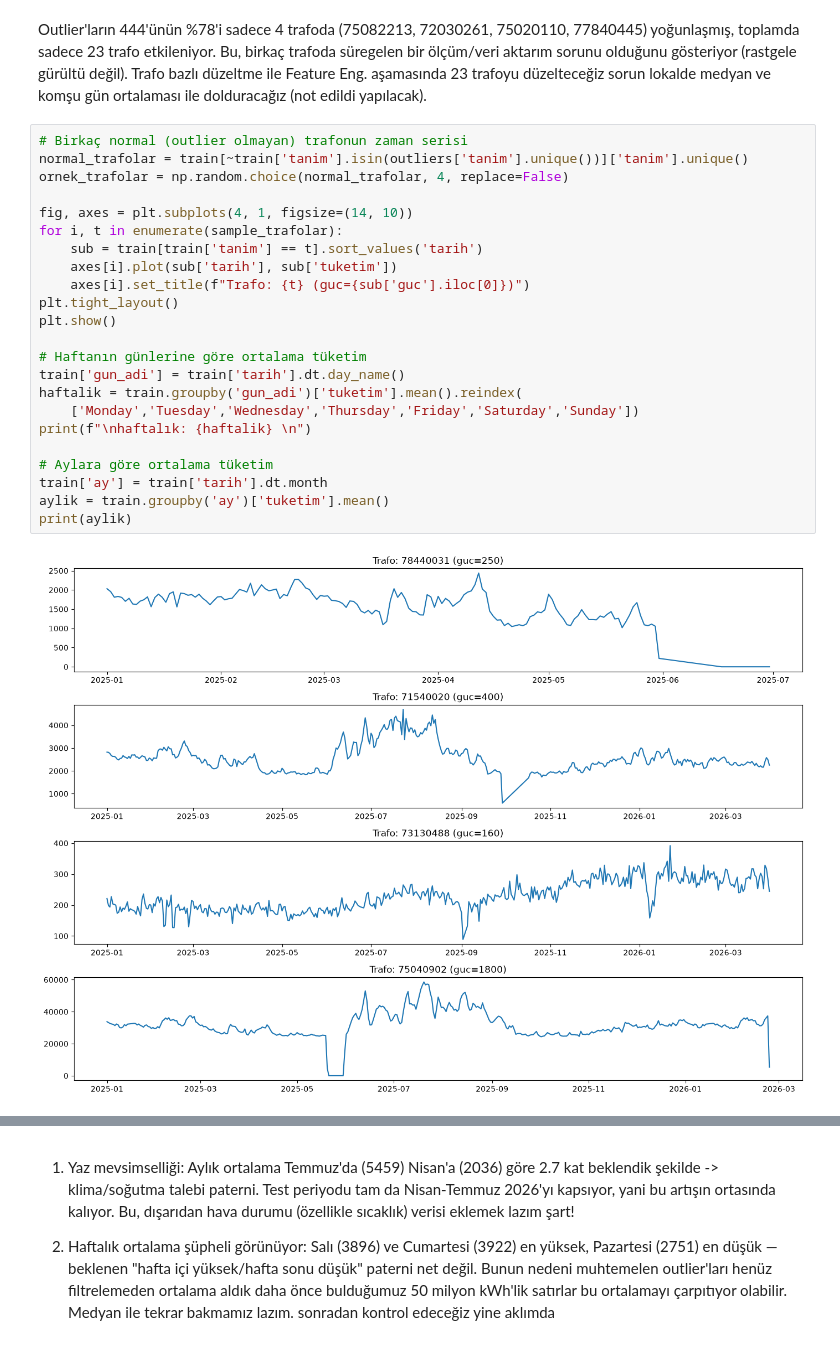
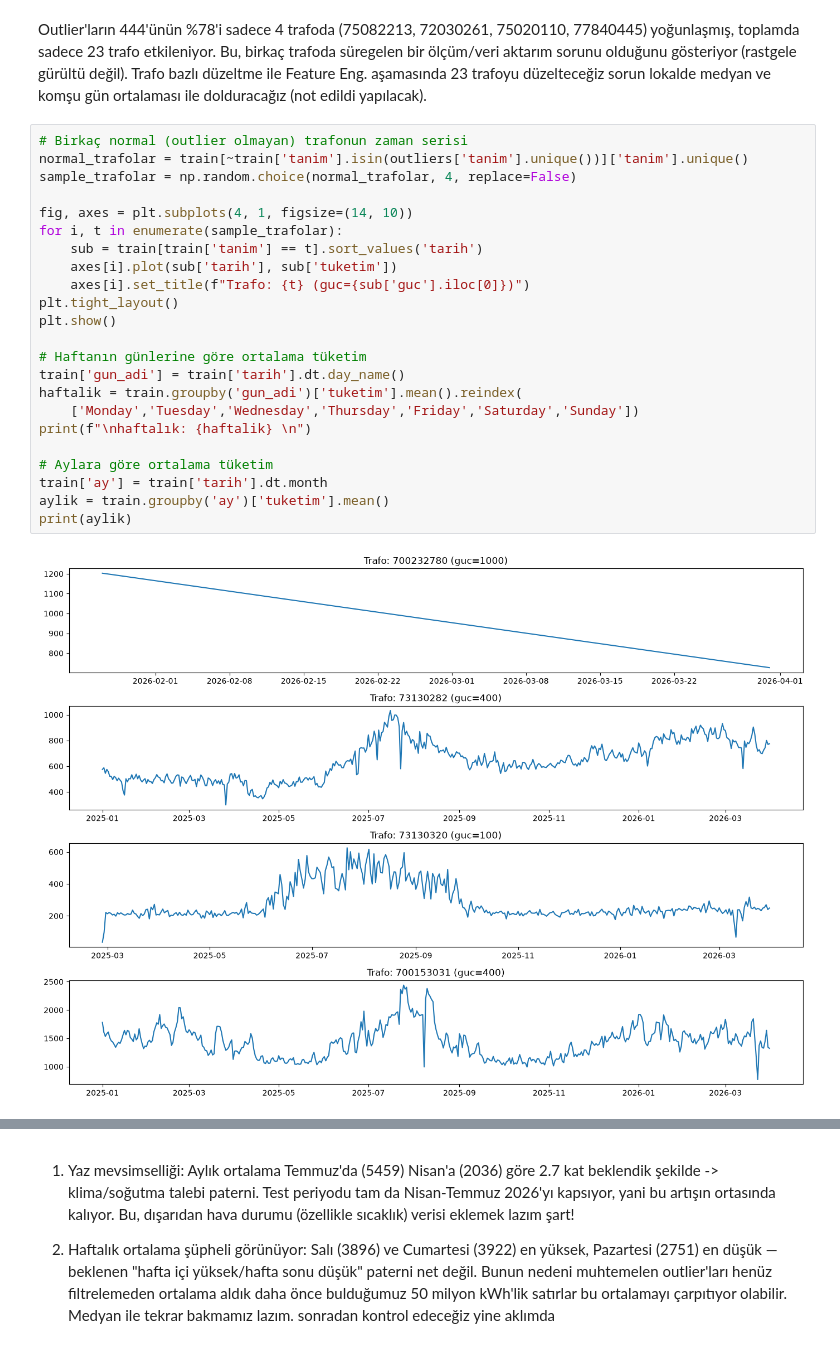
Before and after one commit to beratmertkayacan/Grid-Up-Datathon, a Jupyter notebook: notebooks/01_EDA.ipynb, the cells around one changed output, grey strips where cells are left out. Drawn from its saved outputs; the diff is of its cells as text.

```diff
--- a/notebooks/01_EDA.ipynb
+++ b/notebooks/01_EDA.ipynb
@@ -244,28 +244,28 @@ Outlier'ların 444'ünün %78'i sadece 4 trafoda (75082213, 72030261, 75020110,
 # %%
 # Birkaç normal (outlier olmayan) trafonun zaman serisi
 normal_trafolar = train[~train['tanim'].isin(outliers['tanim'].unique())]['tanim'].unique()
-ornek_trafolar = np.random.choice(normal_trafolar, 4, replace=False)
+sample_trafolar = np.random.choice(normal_trafolar, 4, replace=False)
 
 fig, axes = plt.subplots(4, 1, figsize=(14, 10))
 for i, t in enumerate(sample_trafolar):
     sub = train[train['tanim'] == t].sort_values('tarih')
     axes[i].plot(sub['tarih'], sub['tuketim'])
     axes[i].set_title(f"Trafo: {t} (guc={sub['guc'].iloc[0]})")
 plt.tight_layout()
 plt.show()
 
 # Haftanın günlerine göre ortalama tüketim
 train['gun_adi'] = train['tarih'].dt.day_name()
 haftalik = train.groupby('gun_adi')['tuketim'].mean().reindex(
     ['Monday','Tuesday','Wednesday','Thursday','Friday','Saturday','Sunday'])
 print(f"\nhaftalık: {haftalik} \n")
 
 # Aylara göre ortalama tüketim
 train['ay'] = train['tarih'].dt.month
 aylik = train.groupby('ay')['tuketim'].mean()
 print(aylik)
 # %% [output]
-[figure, old version]
+[figure, new version]
 haftalık: gun_adi
 Monday       2751.336733
 Tuesday      3896.775850
```
Also changed, not shown: parts of 3 cells of this notebook.
